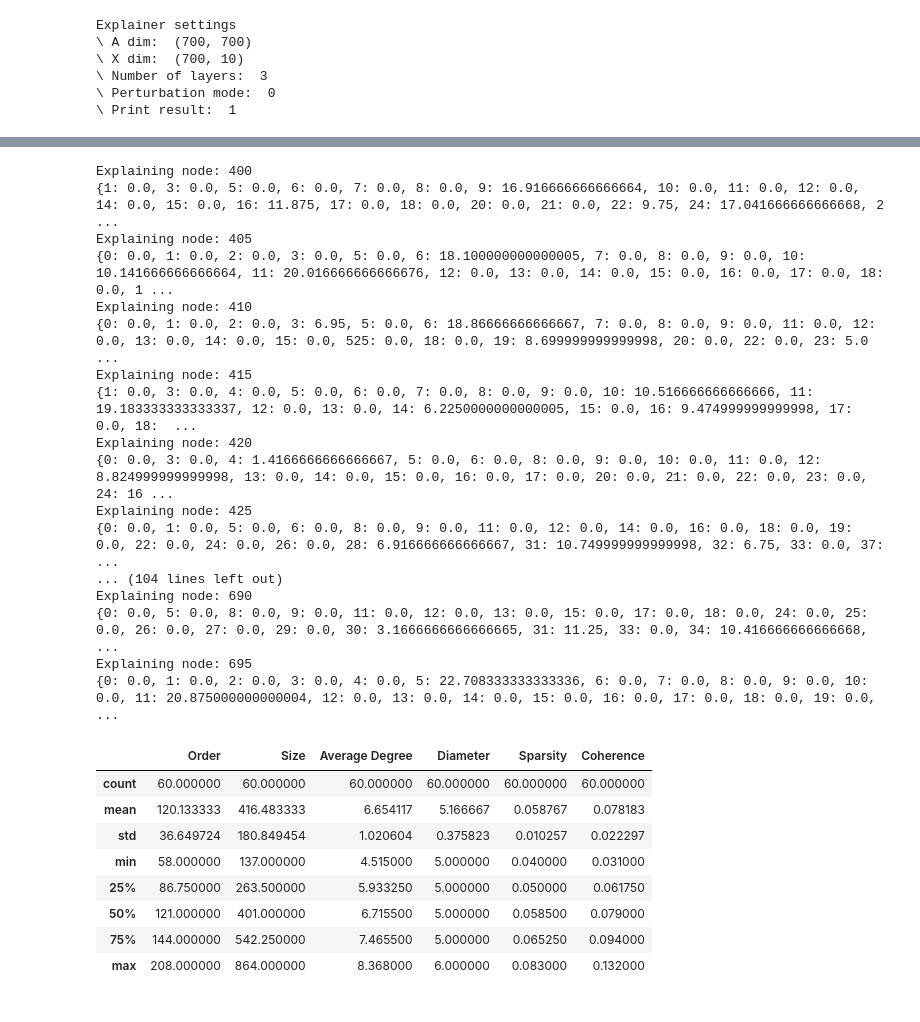
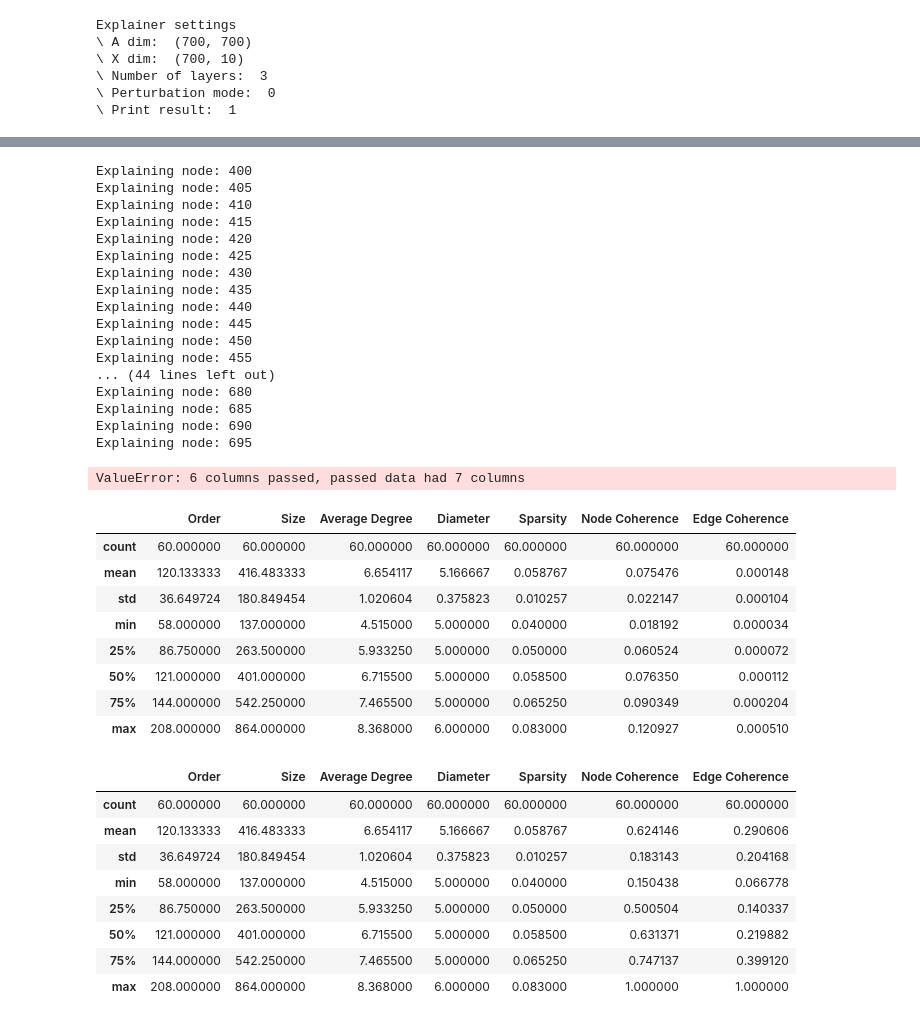
Before and after one commit to ASudu/PGMExplainer_graph_properties, a Jupyter notebook: PGM_Node/Explain_GNN/syn1.ipynb, the cells around one changed output, grey strips where cells are left out. Drawn from its saved outputs; the diff is of its cells as text; code cells hidden in the pictures.

```diff
--- a/PGM_Node/Explain_GNN/syn1.ipynb
+++ b/PGM_Node/Explain_GNN/syn1.ipynb
@@ -431,7 +444,7 @@ df.describe()
 # For this reason we use the p-values as an indicator of importance of the node
 # We define node_importance_by_exp = (1-p)
 
-graph_data1 = []
+graph_data2 = []
 variation = 2
 
 # Explaining each target node
@@ -456,38 +469,61 @@ for target in nodes_to_explain:
     exp_subgraph = nx.induced_subgraph(G, nbors)
 
     # All properties obtained
-    graph_data1.append(graph_prop(exp_subgraph,stats, target, p_threshold,variation))
-
-# Convert the above data into a data frame
-df1 = pd.DataFrame(graph_data, columns=["Order","Size","Average Degree","Diameter","Sparsity","Coherence"])
-
-df1.describe()
+    graph_data2.append(graph_prop(exp_subgraph,stats, target, p_threshold,variation))
 # %% [output]
 Explaining node: 400
-{1: 0.0, 3: 0.0, 5: 0.0, 6: 0.0, 7: 0.0, 8: 0.0, 9: 16.916666666666664, 10: 0.0, 11: 0.0, 12: 0.0, 14: 0.0, 15: 0.0, 16: 11.875, 17: 0.0, 18: 0.0, 20: 0.0, 21: 0.0, 22: 9.75, 24: 17.041666666666668, 2 ...
 Explaining node: 405
-{0: 0.0, 1: 0.0, 2: 0.0, 3: 0.0, 5: 0.0, 6: 18.100000000000005, 7: 0.0, 8: 0.0, 9: 0.0, 10: 10.141666666666664, 11: 20.016666666666676, 12: 0.0, 13: 0.0, 14: 0.0, 15: 0.0, 16: 0.0, 17: 0.0, 18: 0.0, 1 ...
 Explaining node: 410
-{0: 0.0, 1: 0.0, 2: 0.0, 3: 6.95, 5: 0.0, 6: 18.86666666666667, 7: 0.0, 8: 0.0, 9: 0.0, 11: 0.0, 12: 0.0, 13: 0.0, 14: 0.0, 15: 0.0, 525: 0.0, 18: 0.0, 19: 8.699999999999998, 20: 0.0, 22: 0.0, 23: 5.0 ...
 Explaining node: 415
-{1: 0.0, 3: 0.0, 4: 0.0, 5: 0.0, 6: 0.0, 7: 0.0, 8: 0.0, 9: 0.0, 10: 10.516666666666666, 11: 19.183333333333337, 12: 0.0, 13: 0.0, 14: 6.2250000000000005, 15: 0.0, 16: 9.474999999999998, 17: 0.0, 18:  ...
 Explaining node: 420
-{0: 0.0, 3: 0.0, 4: 1.4166666666666667, 5: 0.0, 6: 0.0, 8: 0.0, 9: 0.0, 10: 0.0, 11: 0.0, 12: 8.824999999999998, 13: 0.0, 14: 0.0, 15: 0.0, 16: 0.0, 17: 0.0, 20: 0.0, 21: 0.0, 22: 0.0, 23: 0.0, 24: 16 ...
 Explaining node: 425
-{0: 0.0, 1: 0.0, 5: 0.0, 6: 0.0, 8: 0.0, 9: 0.0, 11: 0.0, 12: 0.0, 14: 0.0, 16: 0.0, 18: 0.0, 19: 0.0, 22: 0.0, 24: 0.0, 26: 0.0, 28: 6.916666666666667, 31: 10.749999999999998, 32: 6.75, 33: 0.0, 37:  ...
-... (104 lines left out)
+Explaining node: 430
+Explaining node: 435
+Explaining node: 440
+Explaining node: 445
+Explaining node: 450
+Explaining node: 455
+... (44 lines left out)
+Explaining node: 680
+Explaining node: 685
 Explaining node: 690
-{0: 0.0, 5: 0.0, 8: 0.0, 9: 0.0, 11: 0.0, 12: 0.0, 13: 0.0, 15: 0.0, 17: 0.0, 18: 0.0, 24: 0.0, 25: 0.0, 26: 0.0, 27: 0.0, 29: 0.0, 30: 3.1666666666666665, 31: 11.25, 33: 0.0, 34: 10.416666666666668,  ...
 Explaining node: 695
-{0: 0.0, 1: 0.0, 2: 0.0, 3: 0.0, 4: 0.0, 5: 22.708333333333336, 6: 0.0, 7: 0.0, 8: 0.0, 9: 0.0, 10: 0.0, 11: 20.875000000000004, 12: 0.0, 13: 0.0, 14: 0.0, 15: 0.0, 16: 0.0, 17: 0.0, 18: 0.0, 19: 0.0, ...
-|  | Order | Size | Average Degree | Diameter | Sparsity | Coherence |
-| count | 60.000000 | 60.000000 | 60.000000 | 60.000000 | 60.000000 | 60.000000 |
-| mean | 120.133333 | 416.483333 | 6.654117 | 5.166667 | 0.058767 | 0.078183 |
-| std | 36.649724 | 180.849454 | 1.020604 | 0.375823 | 0.010257 | 0.022297 |
-| min | 58.000000 | 137.000000 | 4.515000 | 5.000000 | 0.040000 | 0.031000 |
-| 25% | 86.750000 | 263.500000 | 5.933250 | 5.000000 | 0.050000 | 0.061750 |
-| 50% | 121.000000 | 401.000000 | 6.715500 | 5.000000 | 0.058500 | 0.079000 |
-| 75% | 144.000000 | 542.250000 | 7.465500 | 5.000000 | 0.065250 | 0.094000 |
-| max | 208.000000 | 864.000000 | 8.368000 | 6.000000 | 0.083000 | 0.132000 |
+ValueError: 6 columns passed, passed data had 7 columns
+# %%
+# Convert the above data into a data frame
+df2 = pd.DataFrame(graph_data2, columns=["Order","Size","Average Degree","Diameter","Sparsity","Node Coherence","Edge Coherence"])
+
+df2.describe()
+# %% [output]
+|  | Order | Size | Average Degree | Diameter | Sparsity | Node Coherence | Edge Coherence |
+| count | 60.000000 | 60.000000 | 60.000000 | 60.000000 | 60.000000 | 60.000000 | 60.000000 |
+| mean | 120.133333 | 416.483333 | 6.654117 | 5.166667 | 0.058767 | 0.075476 | 0.000148 |
+| std | 36.649724 | 180.849454 | 1.020604 | 0.375823 | 0.010257 | 0.022147 | 0.000104 |
+| min | 58.000000 | 137.000000 | 4.515000 | 5.000000 | 0.040000 | 0.018192 | 0.000034 |
+| 25% | 86.750000 | 263.500000 | 5.933250 | 5.000000 | 0.050000 | 0.060524 | 0.000072 |
+| 50% | 121.000000 | 401.000000 | 6.715500 | 5.000000 | 0.058500 | 0.076350 | 0.000112 |
+| 75% | 144.000000 | 542.250000 | 7.465500 | 5.000000 | 0.065250 | 0.090349 | 0.000204 |
+| max | 208.000000 | 864.000000 | 8.368000 | 6.000000 | 0.083000 | 0.120927 | 0.000510 |
+# %%
+# Normalize the Coherence
+coh_node = list(df2["Node Coherence"])
+coh_node_norm = [float(i)/max(coh_node) for i in coh_node]
+
+coh_edge = list(df2["Edge Coherence"])
+coh_edge_norm = [float(i)/max(coh_edge) for i in coh_edge]
+
+df2 = df2.replace(coh_node, coh_node_norm)
+df2 = df2.replace(coh_edge, coh_edge_norm)
+df2.describe()
+# %% [output]
+|  | Order | Size | Average Degree | Diameter | Sparsity | Node Coherence | Edge Coherence |
+| count | 60.000000 | 60.000000 | 60.000000 | 60.000000 | 60.000000 | 60.000000 | 60.000000 |
+| mean | 120.133333 | 416.483333 | 6.654117 | 5.166667 | 0.058767 | 0.624146 | 0.290606 |
+| std | 36.649724 | 180.849454 | 1.020604 | 0.375823 | 0.010257 | 0.183143 | 0.204168 |
+| min | 58.000000 | 137.000000 | 4.515000 | 5.000000 | 0.040000 | 0.150438 | 0.066778 |
+| 25% | 86.750000 | 263.500000 | 5.933250 | 5.000000 | 0.050000 | 0.500504 | 0.140337 |
+| 50% | 121.000000 | 401.000000 | 6.715500 | 5.000000 | 0.058500 | 0.631371 | 0.219882 |
+| 75% | 144.000000 | 542.250000 | 7.465500 | 5.000000 | 0.065250 | 0.747137 | 0.399120 |
+| max | 208.000000 | 864.000000 | 8.368000 | 6.000000 | 0.083000 | 1.000000 | 1.000000 |
 # %%
 # Plot Sparsity
```
Also changed, not shown: parts of 7 cells of this notebook, 1 other file.
